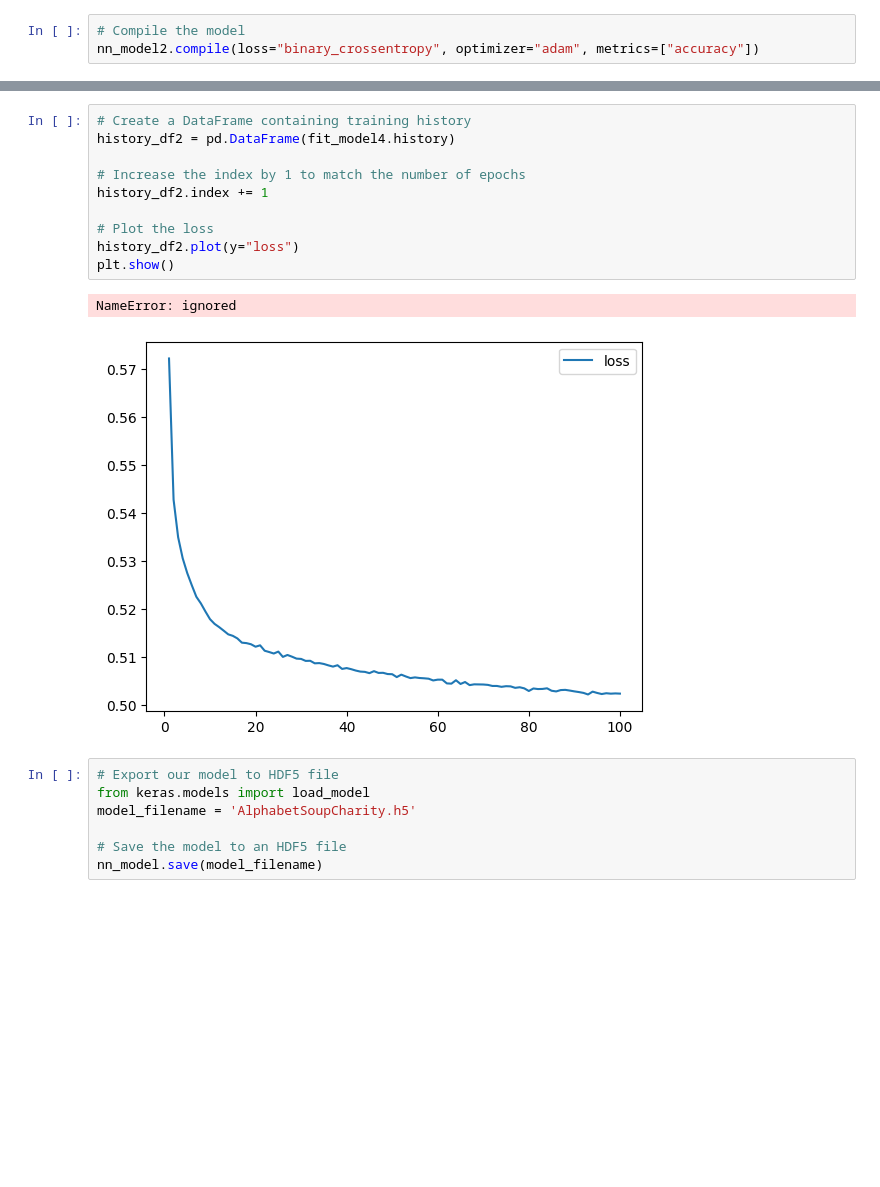
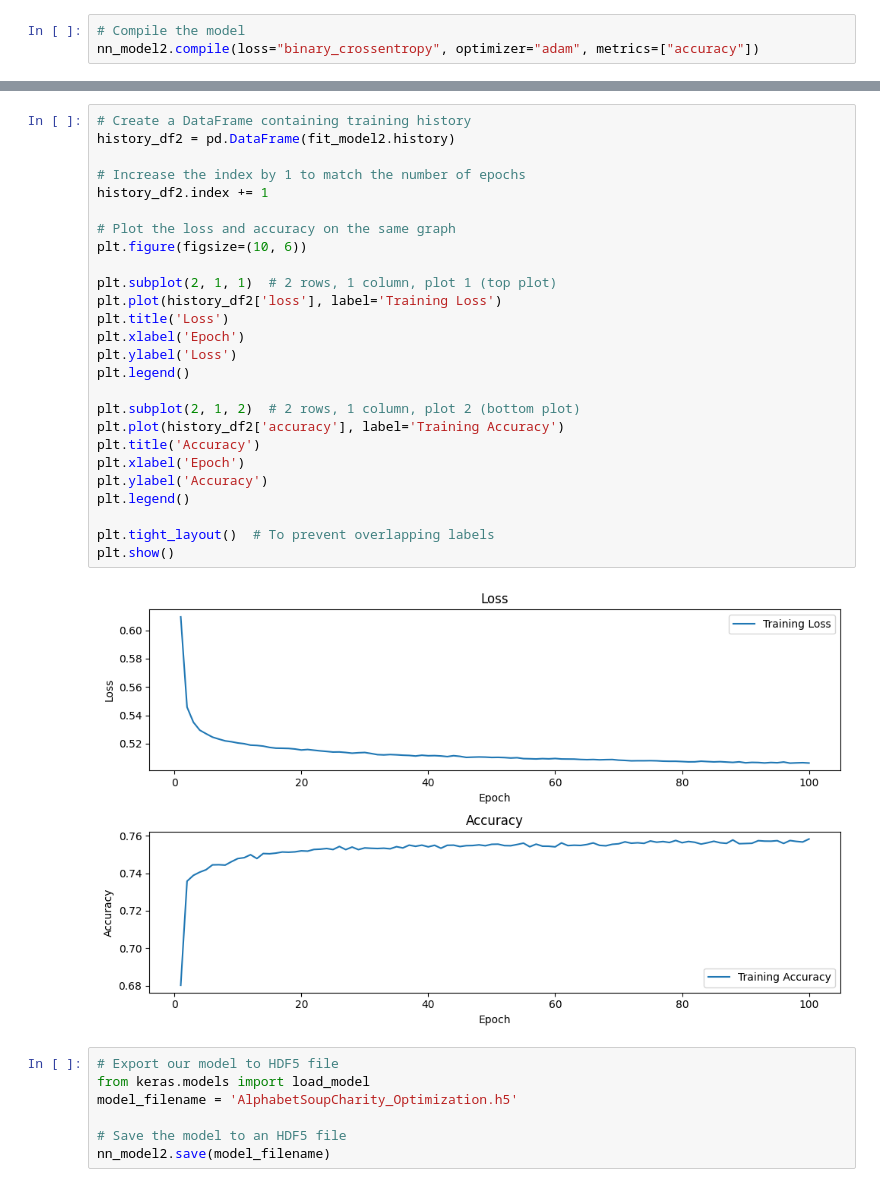
Before and after one commit to lmacciomaretto/deep-learning-challenge, a Jupyter notebook: Deep_Learning_Challenge/AlphabetSoupCharity_Optimization.ipynb, the cells around one changed output, grey strips where cells are left out. Cells and saved outputs as stored; diff of their text form; blank space fills up the shorter version.

```diff
--- a/Deep_Learning_Challenge/AlphabetSoupCharity_Optimization.ipynb
+++ b/Deep_Learning_Challenge/AlphabetSoupCharity_Optimization.ipynb
@@ -580,20 +409,35 @@ Loss: 0.5228860974311829, Accuracy: 0.748921275138855
-# %%
-# Create a DataFrame containing training history
-history_df2 = pd.DataFrame(fit_model4.history)
-
-# Increase the index by 1 to match the number of epochs
-history_df2.index += 1
-
-# Plot the loss
-history_df2.plot(y="loss")
-plt.show()
-# %% [output]
-NameError: ignored
-[figure, removed]
+# %%
+# Create a DataFrame containing training history
+history_df2 = pd.DataFrame(fit_model2.history)
+
+# Increase the index by 1 to match the number of epochs
+history_df2.index += 1
+
+# Plot the loss and accuracy on the same graph
+plt.figure(figsize=(10, 6))
+
+plt.subplot(2, 1, 1)  # 2 rows, 1 column, plot 1 (top plot)
+plt.plot(history_df2['loss'], label='Training Loss')
+plt.title('Loss')
+plt.xlabel('Epoch')
+plt.ylabel('Loss')
+plt.legend()
+
+plt.subplot(2, 1, 2)  # 2 rows, 1 column, plot 2 (bottom plot)
+plt.plot(history_df2['accuracy'], label='Training Accuracy')
+plt.title('Accuracy')
+plt.xlabel('Epoch')
+plt.ylabel('Accuracy')
+plt.legend()
+
+plt.tight_layout()  # To prevent overlapping labels
+plt.show()
+# %% [output]
+[figure, added]
 # %%
 # Export our model to HDF5 file
 from keras.models import load_model
-model_filename = 'AlphabetSoupCharity.h5'
+model_filename = 'AlphabetSoupCharity_Optimization.h5'
 
 # Save the model to an HDF5 file
-nn_model.save(model_filename)
+nn_model2.save(model_filename)
```
Also changed, not shown: parts of 16 cells of this notebook, 11 other files.
